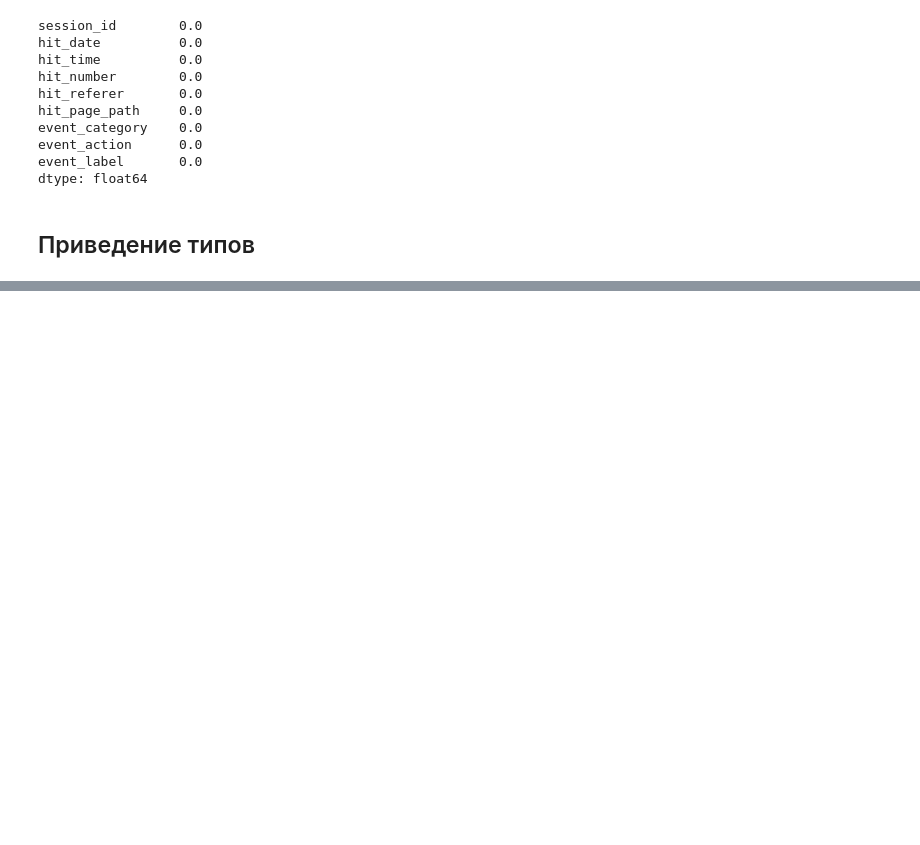
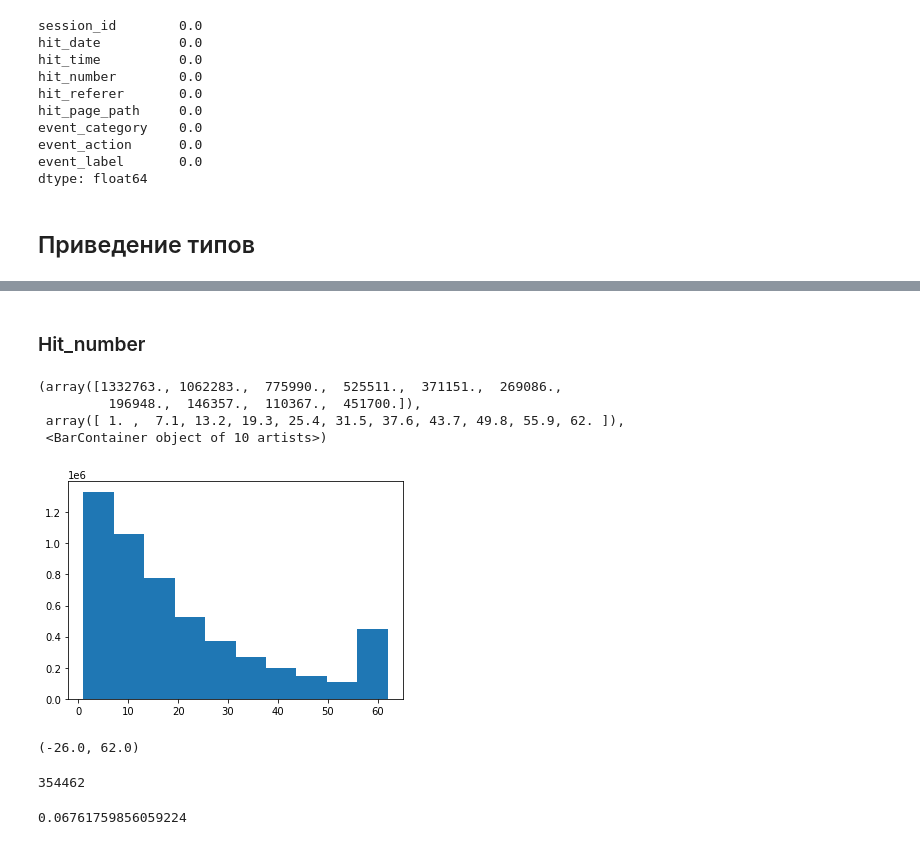
Before and after one commit to anastasiaspakovskaa/Sber_Auto, a Jupyter notebook: ga_hits_prep.ipynb, the cells around one changed output, grey strips where cells are left out. Saved outputs shown, nothing was run; the diff lists cells and outputs as text; code cells hidden in the pictures; blank space fills up the shorter version.

```diff
--- a/ga_hits_prep.ipynb
+++ b/ga_hits_prep.ipynb
@@ -189,0 +215,10 @@ hits_new.head()
+# %%
+def calculate_outliers(data):
+
+    q25 = data.quantile(0.25)
+    q75 = data.quantile(0.75)
+    iqr = q75 - q25
+
+    boundaries = (q25 - 1.5 * iqr, q75 + 1.5 * iqr)
+
+    return boundaries
@@ -189,0 +253,33 @@ hits_new.head()
+# %%
+# заменим выбросы на граничные значения
+
+hits.loc[(hits['hit_time'] < boundaries[0]), 'hit_time'] = int(boundaries[0])
+hits.loc[(hits['hit_time'] > boundaries[1]), 'hit_time'] = int(boundaries[1])
+# %% [markdown]
+### Hit_number
+# %%
+plt.hist(hits['hit_number'])
+# %% [output]
+(array([1332763., 1062283.,  775990.,  525511.,  371151.,  269086.,
+         196948.,  146357.,  110367.,  451700.]),
+ array([ 1. ,  7.1, 13.2, 19.3, 25.4, 31.5, 37.6, 43.7, 49.8, 55.9, 62. ]),
+ <BarContainer object of 10 artists>)
+[figure, added]
+# %%
+boundaries = calculate_outliers(hits['hit_number'])
+boundaries
+# %% [output]
+(-26.0, 62.0)
+# %%
+# найдем выбросы в hit_number
+
+is_outlier = (hits['hit_number'] < boundaries[0]) | (hits['hit_number'] > boundaries[1])
+is_outlier.sum()
+# %% [output]
+354462
+# %%
+# процент выбросов
+
+is_outlier.sum() / len(hits)
+# %% [output]
+0.06761759856059224
```
Also changed, not shown: parts of 23 cells of this notebook.
